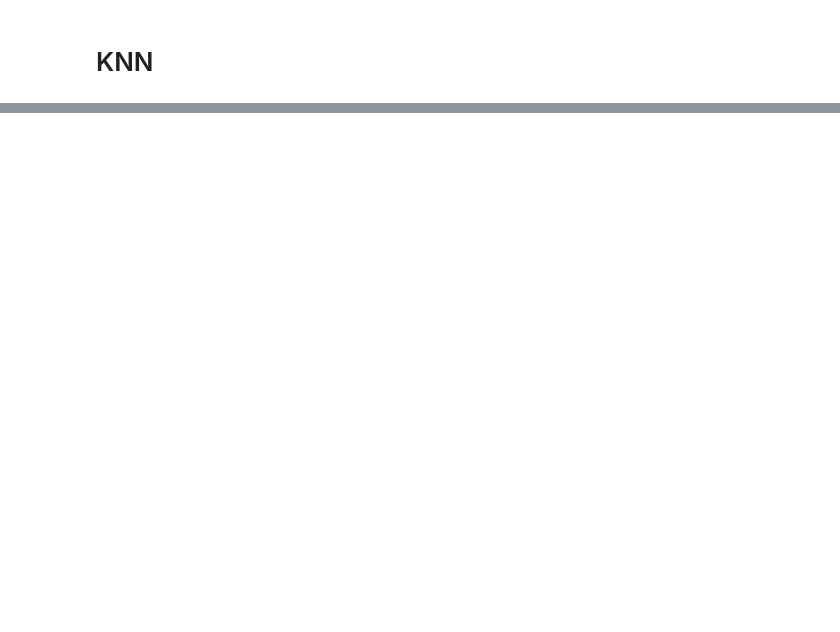
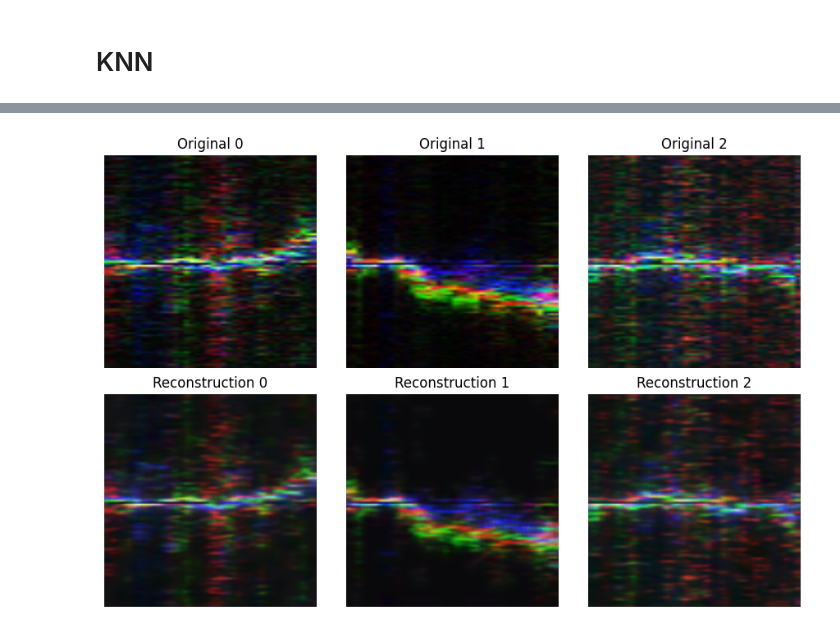
Before and after one commit to KIRANSANKAREJ/opportunisticWiFiRadarHAR, a Jupyter notebook: processed_data_pwr_wifi/vqvaeNewMulti256.ipynb, the cells around one changed output, grey strips where cells are left out. Cells and saved outputs as stored; diff of their text form; code cells hidden in the pictures; blank space fills up the shorter version.

```diff
--- a/processed_data_pwr_wifi/vqvaeNewMulti256.ipynb
+++ b/processed_data_pwr_wifi/vqvaeNewMulti256.ipynb
@@ -481,0 +477,47 @@ Best k=21 | CV acc=0.745 (+/- 0.017) | Test acc=0.740
+# %%
+# Show a few originals vs reconstructions
+import torch, matplotlib.pyplot as plt
+
+def show_recons(model, loader, device="cuda", n=3, cmap=None):
+    model.eval()
+
+    batch = next(iter(loader))
+    xb = batch[0] if isinstance(batch, (list, tuple)) else batch
+    xb = xb.to(device)
+
+    with torch.no_grad():
+        out = model(xb, quantize=True)
+        xr = out["recon_x"]
+
+    xb = xb.detach().cpu()
+    xr = xr.detach().cpu()
+    n = min(n, xb.size(0))
+
+    def to_hwc(img):
+        # img: (C,H,W) or (H,W,C) -> (H,W,C) in [0,1]
+        if img.dim()==3 and img.shape[0] in (1,3):  # CHW -> HWC
+            img = img.permute(1,2,0)
+        if img.shape[-1] > 3:                       # keep first 3 channels if more
+            img = img[..., :3]
+        m, M = img.min().item(), img.max().item()   # per-image min-max for display
+        img = (img - m) / (M - m + 1e-8)
+        return img
+
+    fig, axes = plt.subplots(2, n, figsize=(3*n, 6))
+    for i in range(n):
+        ori = to_hwc(xb[i])
+        rec = to_hwc(xr[i])
+
+        ax = axes[0, i] if n > 1 else axes[0]
+        ax.imshow(ori if ori.shape[-1] != 1 else ori[...,0], cmap=cmap or ('gray' if ori.shape[-1]==1 else None))
+        ax.set_title(f"Original {i}"); ax.axis("off")
+
+        ax = axes[1, i] if n > 1 else axes[1]
+        ax.imshow(rec if rec.shape[-1] != 1 else rec[...,0], cmap=cmap or ('gray' if rec.shape[-1]==1 else None))
+        ax.set_title(f"Reconstruction {i}"); ax.axis("off")
+
+    plt.tight_layout(); plt.show()
+# %%
+show_recons(model, TestLoad, device=device, n=3, cmap='magma')  # or cmap=None for RGB
+# %% [output]
+[figure, added]
```
Also changed, not shown: parts of 7 cells of this notebook, 2 other files.
